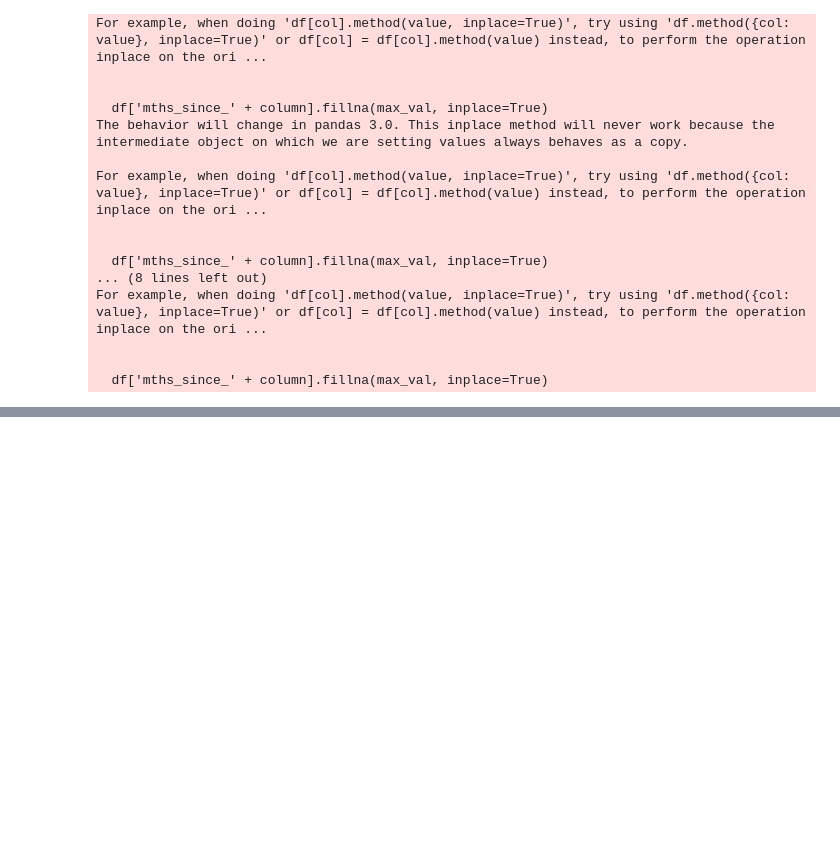
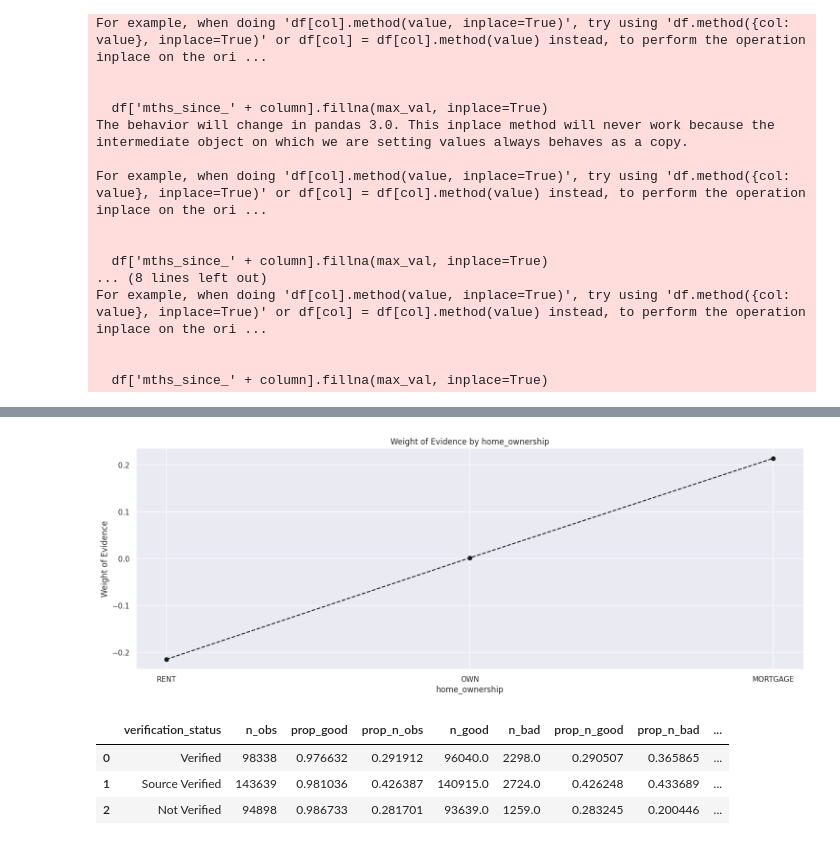
Before and after one commit to SharathkumaraKR/Credit-Risk-Model, a Jupyter notebook: Credit_Risk_Model_(Kaggle).ipynb, the cells around one changed output, grey strips where cells are left out. Saved outputs shown, nothing was run; the diff lists cells and outputs as text; code cells hidden in the pictures; blank space fills up the shorter version.

```diff
--- a/Credit_Risk_Model_(Kaggle).ipynb
+++ b/Credit_Risk_Model_(Kaggle).ipynb
@@ -529,0 +586,3 @@ For example, when doing 'df[col].method(value, inplace=True)', try using 'df.met
+# %%
+df_temp = woe_discrete(X_train_prepr, 'home_ownership', y_train_prepr)
+df_temp
@@ -529,0 +595,12 @@ For example, when doing 'df[col].method(value, inplace=True)', try using 'df.met
+# %%
+plot_by_woe(df_temp)
+# %% [output]
+[figure, added]
+# %%
+df_temp = woe_discrete(X_train_prepr, 'verification_status', y_train_prepr)
+df_temp
+# %% [output]
+|  | verification_status | n_obs | prop_good | prop_n_obs | n_good | n_bad | prop_n_good | prop_n_bad | ... |
+| 0 | Verified | 98338 | 0.976632 | 0.291912 | 96040.0 | 2298.0 | 0.290507 | 0.365865 | ... |
+| 1 | Source Verified | 143639 | 0.981036 | 0.426387 | 140915.0 | 2724.0 | 0.426248 | 0.433689 | ... |
+| 2 | Not Verified | 94898 | 0.986733 | 0.281701 | 93639.0 | 1259.0 | 0.283245 | 0.200446 | ... |
```
Also changed, not shown: parts of 47 cells of this notebook.
